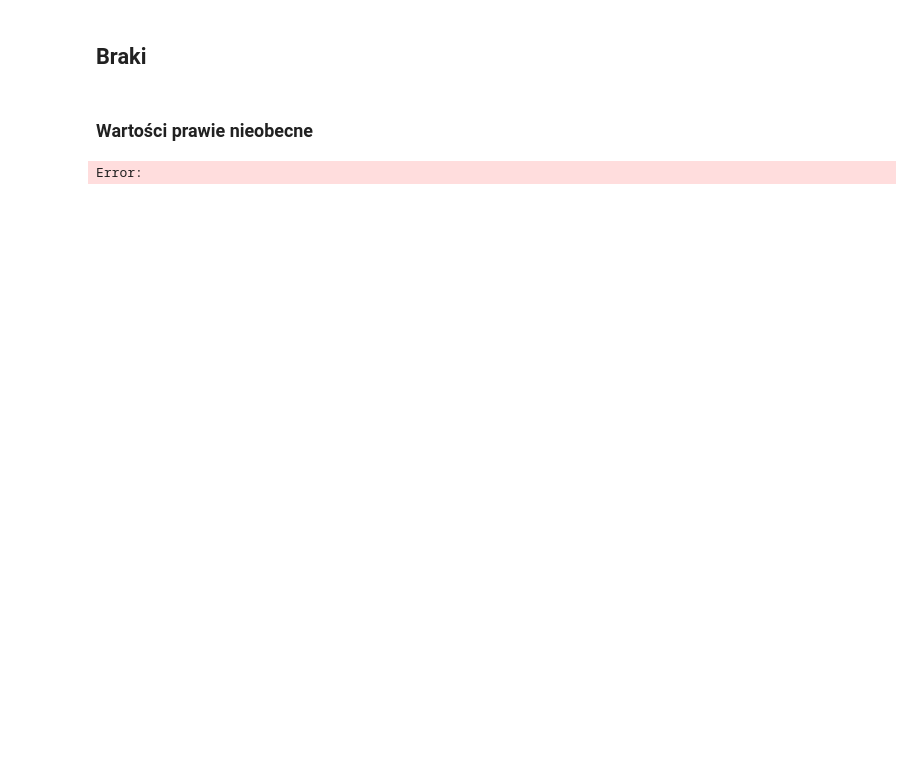
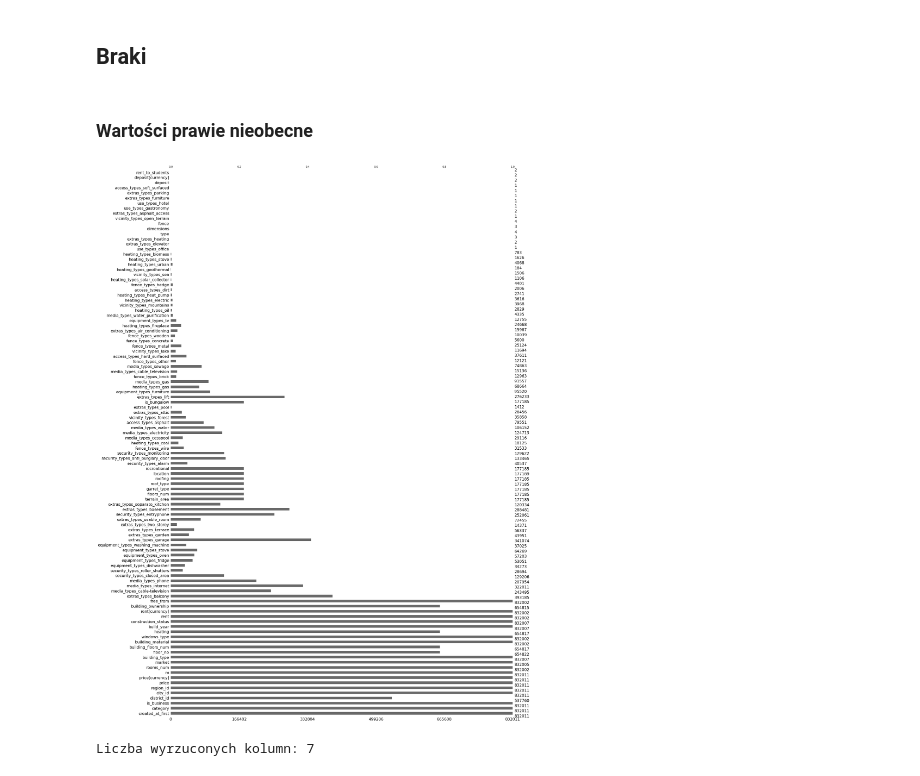
Before and after one commit to adamAfro/hereishouse, a Jupyter notebook: wczytywanie.ipynb, the cells around one changed output. Drawn from its saved outputs; the diff is of its cells as text; code cells hidden in the pictures; blank space fills up the shorter version.

```diff
--- a/wczytywanie.ipynb
+++ b/wczytywanie.ipynb
@@ -45,7 +45,7 @@ def parse_params_entry(row, columns):
 
     return entry
 # %%
-def read_data(path, param_name = "params", nchunks = None):
+def read_data(path, param_name = "params", nchunks = None, drop = [], chunksize = 10000):
 
     """
     zbiera parametry w formacie <key><=>value<->value<->value<br>key><=>value<->... z DataFrame,
@@ -59,20 +59,24 @@ def read_data(path, param_name = "params", nchunks = None):
     param_cols = []
     csv_entries = []
 
-    empty = pandas.read_csv(path, nrows=0).columns
-    iterator = pandas.read_csv(path, chunksize=10000)
+    print('Ładowanie wierszy:')
+    empty = pandas.read_csv(path, nrows=0).columns.drop(drop)
+    iterator = pandas.read_csv(path, chunksize=chunksize)
     for (k, chunk) in enumerate(iterator):
 
         if (nchunks is not None and k >= nchunks):
             break
-        for (i, row) in chunk.iterrows():
+        for (i, row) in chunk.drop(columns=drop).iterrows():
 
             entry = parse_params_entry(row[param_name], param_cols)
             csv_entries.append([*row.drop(param_name), *entry])
 
+        print(f'{(k+1)*10}k', end='\n' if ((k+1)%10 == 0) else ' ')
+
     from pandas import DataFrame
 
     return DataFrame(csv_entries, columns=[*empty.drop(param_name), *param_cols])
 # %%
-df = read_data('train.csv').drop(columns=['description', 'title'])
+df = read_data('train.csv', drop = ['description', 'title'])
+df.set_index('id', inplace=True)
 # %% [output]
@@ -96,9 +93,3 @@ df = read_data('train.csv').drop(columns=['description', 'title'])
-# %%
-from pandas import get_dummies
-df = get_dummies(df, columns=['category', 'market', 'floor_no', 'building_type', 'building_material'])
-df.set_index('id', inplace=True)
-# %%
-df = get_dummies(df, columns=['building_material'])
 # %%
 def get_lon_lat_inplace(df, type = 'city', path = 'cities.csv'):
 
@@ -134,17 +106,19 @@ df.to_csv('dataset.csv')
 ## Braki
 # %% [markdown]
 ### Wartości prawie nieobecne
+# %%
+from missingno import bar as NA_bar
+NA_bar(df);
+# %% [output]
+[figure, added]
 # %%
-def drop_unique_not_NA(df):
+def drop_unique_not_NA(df, thresh):
 
   initial_columns = df.shape[1]
-  df.dropna(thresh=2, axis=1, inplace=True)
+  df.dropna(thresh=thresh, axis=1, inplace=True)
   dropped_columns = initial_columns - df.shape[1]
   print("Liczba wyrzuconych kolumn:", dropped_columns)
 
-drop_unique_not_NA(df)
+drop_unique_not_NA(df,2)
+# %% [output]
+Liczba wyrzuconych kolumn: 7
-# %%
-from plotly.express import histogram
-histogram(df.filter(like='equipment'))
-# %% [output]
-Error:
```
Also changed, not shown: parts of 22 cells of this notebook.
